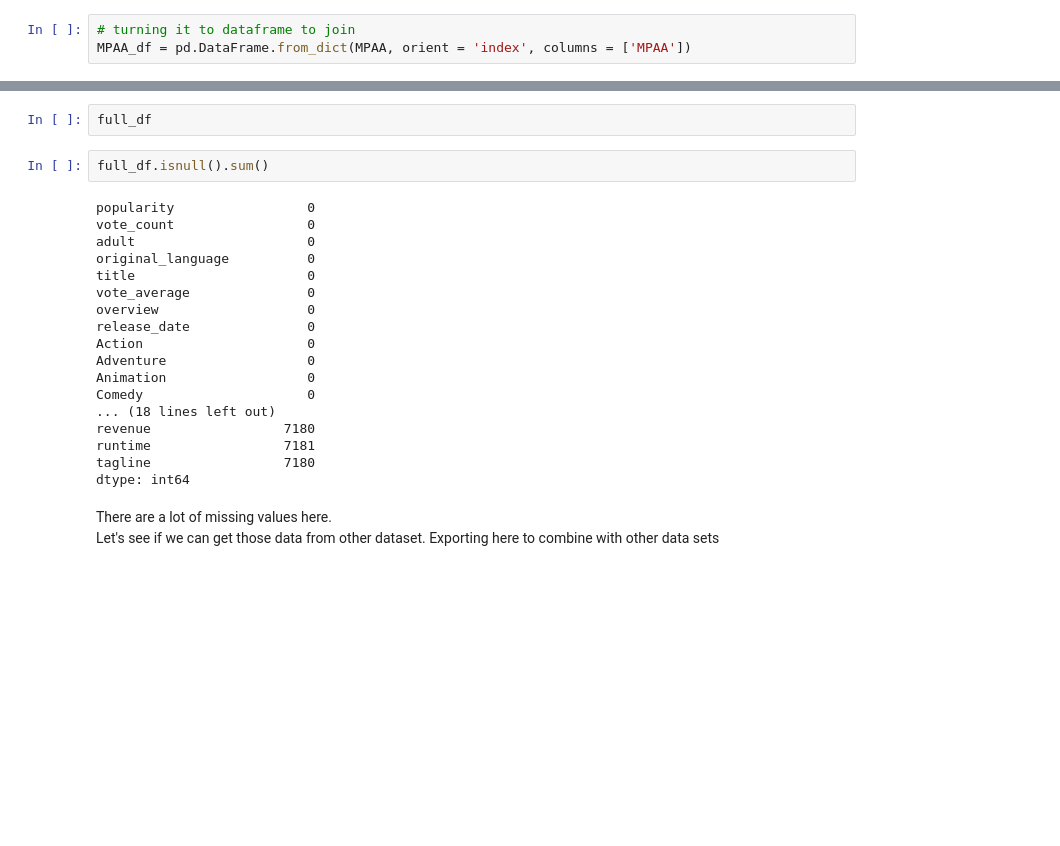
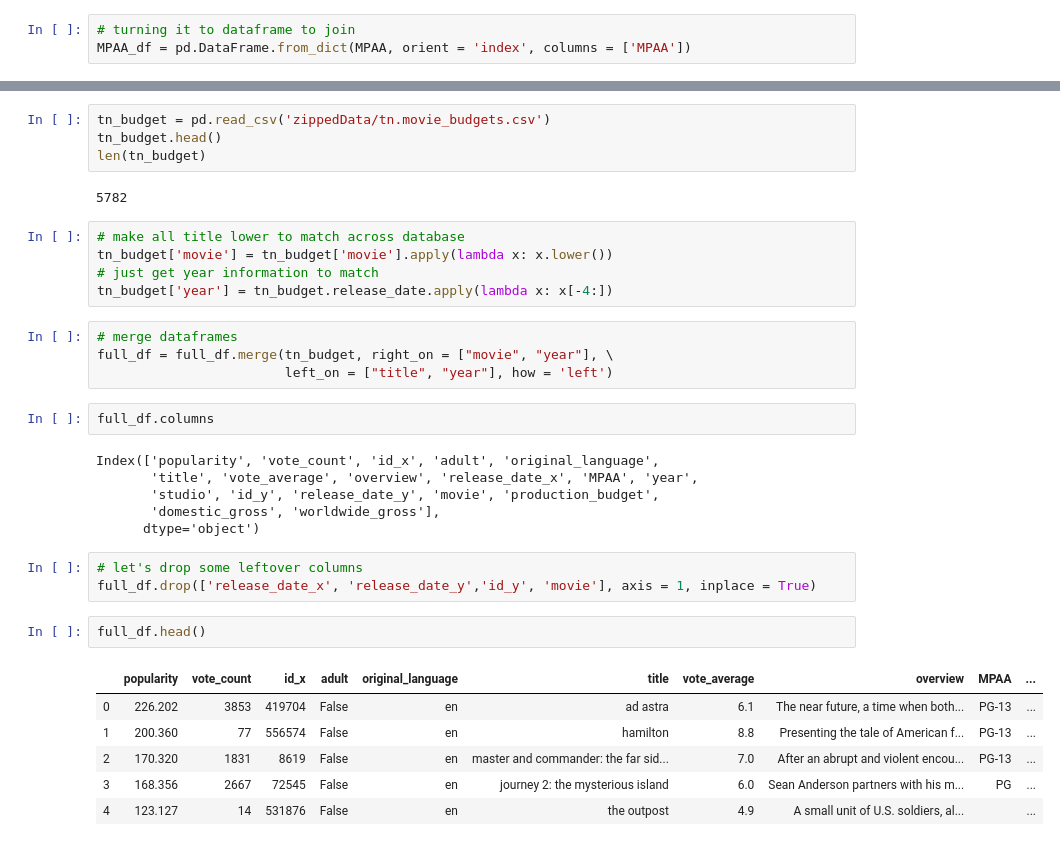
Before and after one commit to stereopickle/DS_movie_EDA, a Jupyter notebook: 001_data_collection.ipynb, the cells around one changed output, grey strips where cells are left out. Drawn from its saved outputs; the diff is of its cells as text; blank space fills up the shorter version.

```diff
--- a/001_data_collection.ipynb
+++ b/001_data_collection.ipynb
@@ -317,26 +234,35 @@ MPAA_df = pd.DataFrame.from_dict(MPAA, orient = 'index', columns = ['MPAA'])
+# %%
+tn_budget = pd.read_csv('zippedData/tn.movie_budgets.csv')
+tn_budget.head()
+len(tn_budget)
+# %% [output]
+5782
+# %%
+# make all title lower to match across database
+tn_budget['movie'] = tn_budget['movie'].apply(lambda x: x.lower())
+# just get year information to match
+tn_budget['year'] = tn_budget.release_date.apply(lambda x: x[-4:])
+# %%
+# merge dataframes
+full_df = full_df.merge(tn_budget, right_on = ["movie", "year"], \
+                        left_on = ["title", "year"], how = 'left')
 # %%
-full_df
+full_df.columns
+# %% [output]
+Index(['popularity', 'vote_count', 'id_x', 'adult', 'original_language',
+       'title', 'vote_average', 'overview', 'release_date_x', 'MPAA', 'year',
+       'studio', 'id_y', 'release_date_y', 'movie', 'production_budget',
+       'domestic_gross', 'worldwide_gross'],
+      dtype='object')
-# %%
-full_df.isnull().sum()
-# %% [output]
-popularity                 0
-vote_count                 0
-adult                      0
-original_language          0
-title                      0
-vote_average               0
-overview                   0
-release_date               0
-Action                     0
-Adventure                  0
-Animation                  0
-Comedy                     0
-... (18 lines left out)
-revenue                 7180
-runtime                 7181
-tagline                 7180
-dtype: int64
-# %% [markdown]
-There are a lot of missing values here.
-Let's see if we can get those data from other dataset.
-Exporting here to combine with other data sets
+# %%
+# let's drop some leftover columns
+full_df.drop(['release_date_x', 'release_date_y','id_y', 'movie'], axis = 1, inplace = True)
+# %%
+full_df.head()
+# %% [output]
+|  | popularity | vote_count | id_x | adult | original_language | title | vote_average | overview | MPAA | ... |
+| 0 | 226.202 | 3853 | 419704 | False | en | ad astra | 6.1 | The near future, a time when both... | PG-13 | ... |
+| 1 | 200.360 | 77 | 556574 | False | en | hamilton | 8.8 | Presenting the tale of American f... | PG-13 | ... |
+| 2 | 170.320 | 1831 | 8619 | False | en | master and commander: the far sid... | 7.0 | After an abrupt and violent encou... | PG-13 | ... |
+| 3 | 168.356 | 2667 | 72545 | False | en | journey 2: the mysterious island | 6.0 | Sean Anderson partners with his m... | PG | ... |
+| 4 | 123.127 | 14 | 531876 | False | en | the outpost | 4.9 | A small unit of U.S. soldiers, al... |  | ... |
```
Also changed, not shown: parts of 45 cells of this notebook.
